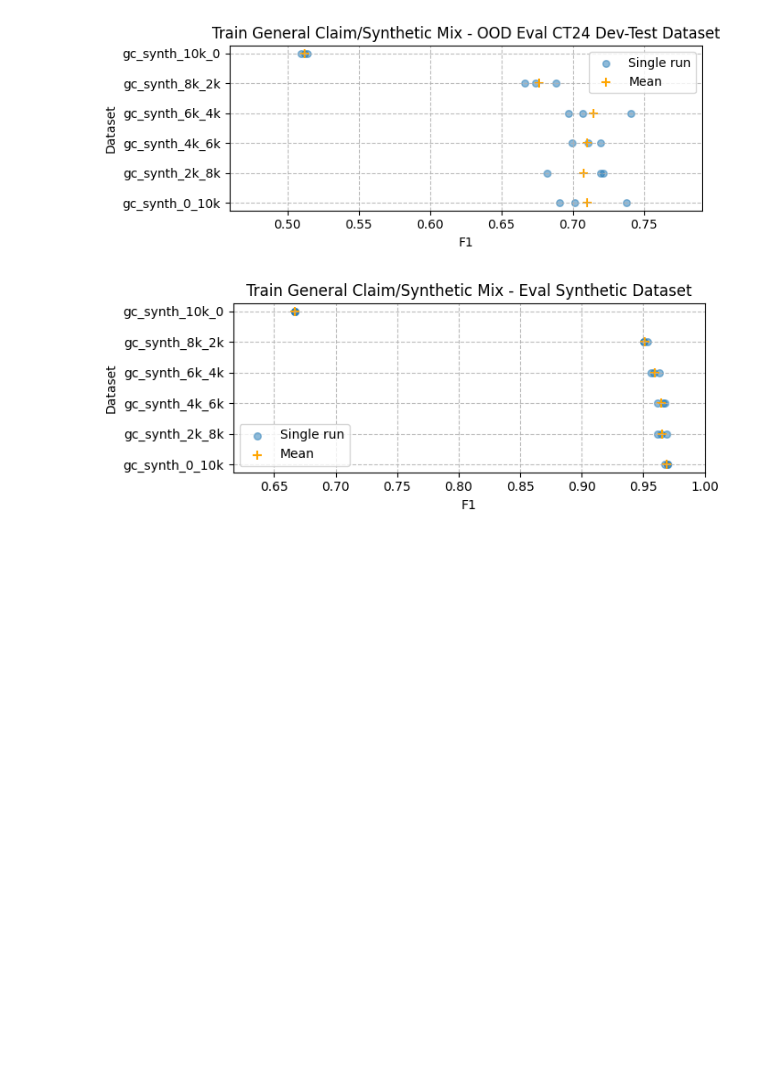
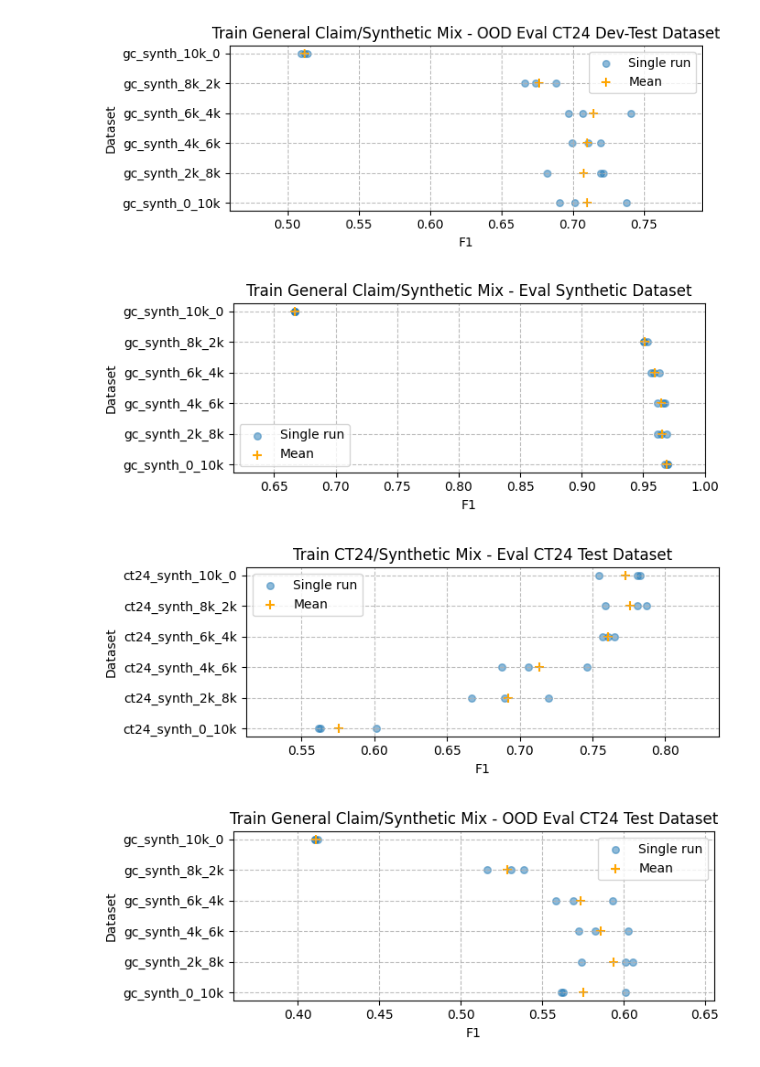
Before and after one commit to BashPrince/thesis, a Jupyter notebook: analysis/analysis.ipynb, the cells around one changed output. Drawn from its saved outputs; the diff is of its cells as text; code cells hidden in the pictures; blank space fills up the shorter version.

```diff
--- a/analysis/analysis.ipynb
+++ b/analysis/analysis.ipynb
@@ -275,6 +275,26 @@ gc_train_synth_eval_datasets = [
     "gc_synth_2k_8k_synth_eval",
     "gc_synth_0_10k_synth_eval",
 ]
+
+ct24_train_gold_eval_datasets = [
+    "ct24_synth_10k_0_ct24_gold_eval",
+    #"ct24_synth_9k_1k_ct24_gold_eval",
+    "ct24_synth_8k_2k_ct24_gold_eval",
+    #"ct24_synth_7k_3k_ct24_gold_eval",
+    "ct24_synth_6k_4k_ct24_gold_eval",
+    "ct24_synth_4k_6k_ct24_gold_eval",
+    "ct24_synth_2k_8k_ct24_gold_eval",
+    "ct24_synth_0_10k_ct24_gold_eval",
+    ]
+
+gc_train_ct24_gold_eval_datasets = [
+    "gc_synth_10k_0_ct24_gold_eval",
+    "gc_synth_8k_2k_ct24_gold_eval",
+    "gc_synth_6k_4k_ct24_gold_eval",
+    "gc_synth_4k_6k_ct24_gold_eval",
+    "gc_synth_2k_8k_ct24_gold_eval",
+    "gc_synth_0_10k_ct24_gold_eval",
+    ]
 # %%
 predictions_ct24_gc = [download_predictions(d) for d in ct24_train_gc_eval_datasets]
 predictions_gc_ct24 = [download_predictions(d) for d in gc_train_ct24_eval_datasets]
@@ -282,6 +302,8 @@ predictions_ct24_ct24 = [download_predictions(d) for d in ct24_train_eval_datase
 predictions_gc_gc = [download_predictions(d) for d in gc_train_eval_datasets]
 predictions_gc_synth = [download_predictions(d) for d in gc_train_synth_eval_datasets]
 predictions_ct24_synth = [download_predictions(d) for d in ct24_train_synth_eval_datasets]
+predictions_ct24_gold = [download_predictions(d) for d in ct24_train_gold_eval_datasets]
+predictions_gc_ct24_gold = [download_predictions(d) for d in gc_train_ct24_gold_eval_datasets]
 # %% [output]
 wandb:   2 of 2 files downloaded.
 wandb:   2 of 2 files downloaded.
@@ -308,6 +330,8 @@ metrics_ct24_ct24 = [calculate_metrics(p, invert=invert) for p in predictions_ct
 metrics_gc_gc = [calculate_metrics(p, invert=invert) for p in predictions_gc_gc]
 metrics_ct24_synth = [calculate_metrics(p, invert=invert) for p in predictions_ct24_synth]
 metrics_gc_synth = [calculate_metrics(p, invert=invert) for p in predictions_gc_synth]
+metrics_ct24_gold = [calculate_metrics(p, invert=invert) for p in predictions_ct24_gold]
+metrics_gc_ct24_gold = [calculate_metrics(p, invert=invert) for p in predictions_gc_ct24_gold]
 # %%
 # for p, m in zip(predictions, metrics):
 #     plot_predictions(p)
@@ -333,19 +357,29 @@ strip_plot_ct24_train_synth_eval_data = {d.replace("_synth_eval", ""): m[metric]
 
 # Train on GC - Eval on synthetic data
 strip_plot_gc_train_synth_eval_data = {d.replace("_synth_eval", ""): m[metric] for d, m in zip(gc_train_synth_eval_datasets, metrics_gc_synth)}
+
+# Train on CT24 - Eval on CT24 Gold
+strip_plot_ct24_train_gold_eval_data = {d.replace("_ct24_gold_eval", ""): m[metric] for d, m in zip(ct24_train_gold_eval_datasets, metrics_ct24_gold)}
+
+# Train on GC - Eval on CT24 Gold
+strip_plot_gc_train_ct24_gold_eval_data = {d.replace("_ct24_gold_eval", ""): m[metric] for d, m in zip(gc_train_ct24_gold_eval_datasets, metrics_gc_ct24_gold)}
 # %%
 metric_name = metric + " (negative class)" if invert else metric
 strip_plot_f1("Train CT24/Synthetic Mix - Eval CT24 Dev-Test Dataset", strip_plot_ct24_train_eval_data, metric_name)
 strip_plot_f1("Train CT24/Synthetic Mix - OOD Eval General Claim Dataset", strip_plot_ct24_train_gc_eval_data, metric_name)
 strip_plot_f1("Train CT24/Synthetic Mix - Eval Synthetic Dataset", strip_plot_ct24_train_synth_eval_data, metric_name)
 strip_plot_f1("Train General Claim/Synthetic Mix - Eval General Claim Dataset", strip_plot_gc_train_eval_data, metric_name)
 strip_plot_f1("Train General Claim/Synthetic Mix - OOD Eval CT24 Dev-Test Dataset", strip_plot_gc_train_ct24_eval_data, metric_name)
 strip_plot_f1("Train General Claim/Synthetic Mix - Eval Synthetic Dataset", strip_plot_gc_train_synth_eval_data, metric_name)
+strip_plot_f1("Train CT24/Synthetic Mix - Eval CT24 Test Dataset", strip_plot_ct24_train_gold_eval_data, metric_name)
+strip_plot_f1("Train General Claim/Synthetic Mix - OOD Eval CT24 Test Dataset", strip_plot_gc_train_ct24_gold_eval_data, metric_name)
 # %% [output]
 [figure]
 [figure]
 [figure]
 [figure]
 [figure]
 [figure]
+[figure, added]
+[figure, added]
 # %%
```
Also changed, not shown: parts of 8 cells of this notebook, 2 other files.
